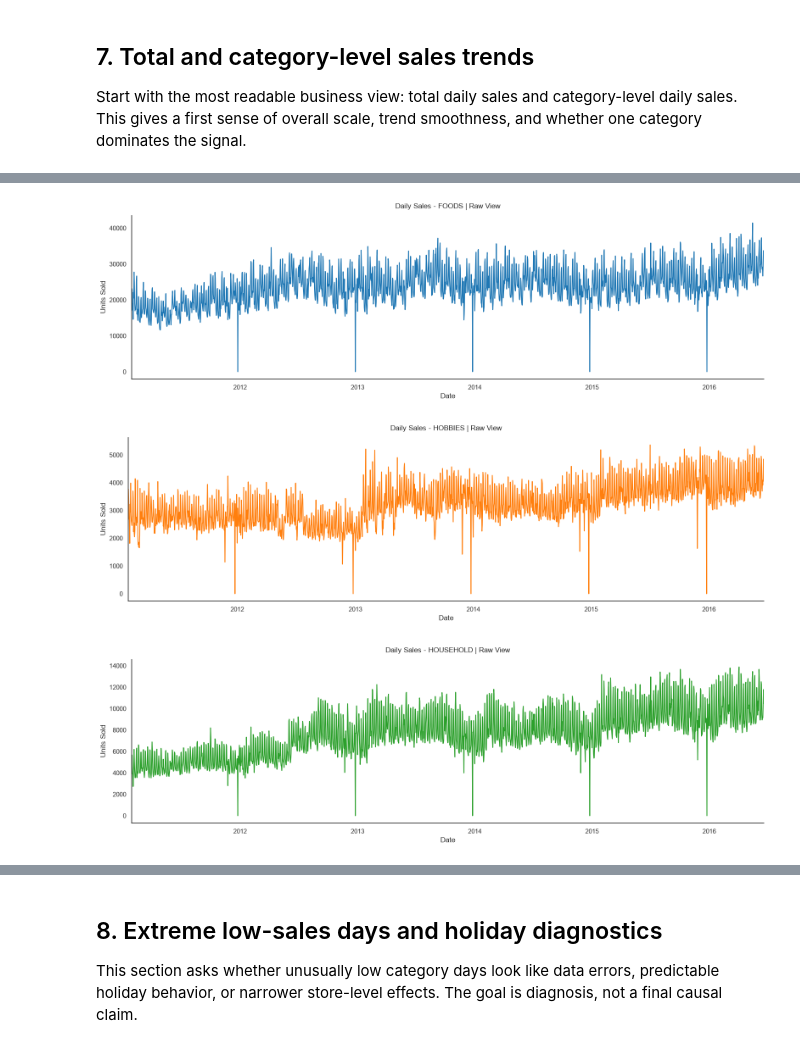
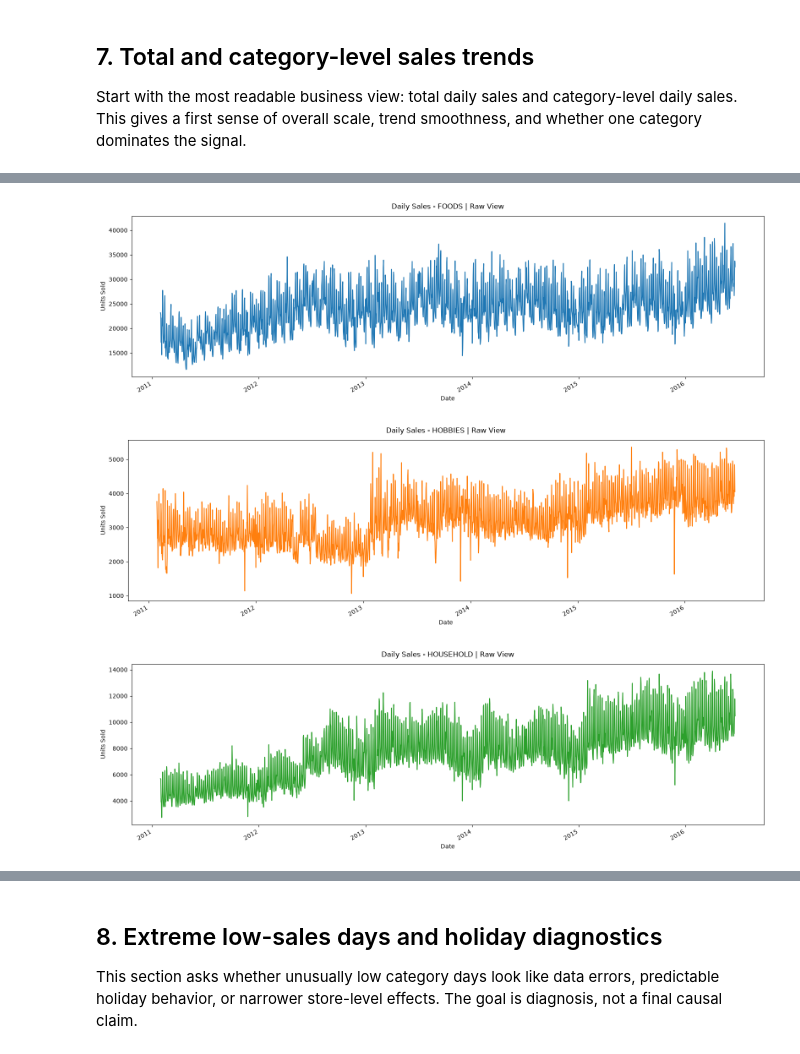
Before and after one commit to jclaudio019/portfolio-projects, a Jupyter notebook: notebooks/00_data_exploration.ipynb, the cells around one changed output, grey strips where cells are left out. Drawn from its saved outputs; the diff is of its cells as text; code cells hidden in the pictures.

```diff
--- a/notebooks/00_data_exploration.ipynb
+++ b/notebooks/00_data_exploration.ipynb
@@ -58,9 +31,7 @@ ModuleNotFoundError: No module named 'helpers'
 
 We will inspect them separately first, then join them into one analytical table called `m5`.
 # %%
-from datasetsforecast.m5 import M5
-
-Y_df, X_df, S_df = M5.load(directory=DATA_DIR, cache=True)
+Y_df, X_df, S_df = M5.load(directory="data", cache=True)
 
 print("Y_df:", Y_df.shape)
 print("X_df:", X_df.shape)
@@ -345,13 +292,13 @@ calendar_daily = (
 assert calendar_daily["ds"].is_unique, "Expected one calendar row per date."
 
 # Event-adjusted means calendar-aware for diagnostics; sales values are not mathematically altered here.
-category_daily_event_adjusted = add_calendar_flags(
+category_daily_event_enriched = add_calendar_flags(
     category_daily_raw.merge(calendar_daily, on="ds", how="left")
 ).sort_values(["cat_id", "ds"])
 
 # Normalized view is diagnostic only: exclude Dec 25 to inspect typical demand without one extreme holiday dominating.
-category_daily_normalized = category_daily_event_adjusted.loc[
-    ~category_daily_event_adjusted["is_christmas"]
+category_daily_normalized = category_daily_event_enriched.loc[
+    ~category_daily_event_enriched["is_christmas"]
 ].copy()
 
 view_summary = pd.DataFrame(
@@ -366,9 +313,9 @@ view_summary = pd.DataFrame(
              "purpose": "Source-of-truth category sales history",
          },
         {
-            "view_name": "category_daily_event_adjusted",
-            "rows": len(category_daily_event_adjusted),
-            "includes_dec_25": category_daily_event_adjusted["is_christmas"].any(),
+            "view_name": "category_daily_event_enriched",
+            "rows": len(category_daily_event_enriched),
+            "includes_dec_25": category_daily_event_enriched["is_christmas"].any(),
             "purpose": "Same sales totals plus event and calendar flags",
         },
         {
@@ -436,6 +401,6 @@ plot_category_multiline(category_daily_raw, title="Daily Sales by Category | Raw
 # %%
-plot_category_panels(category_daily_raw, title_suffix="Raw View")
+plot_category_panels(category_daily_normalized, title_suffix="Raw View")
 # %% [output]
-[figure, old version]
+[figure, new version]
-[figure, old version]
+[figure, new version]
-[figure, old version]
+[figure, new version]
```
Also changed, not shown: parts of 51 cells of this notebook, 1 other file.
